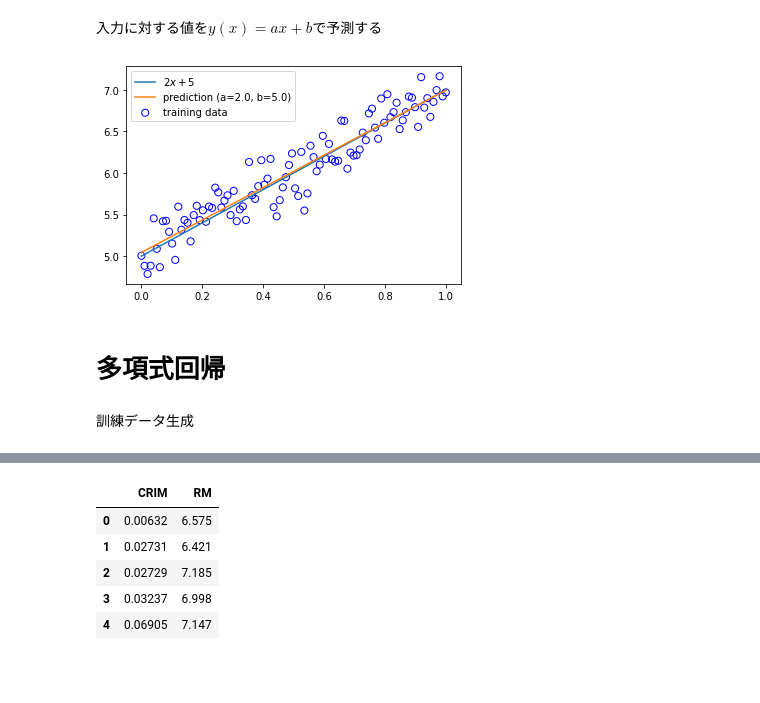
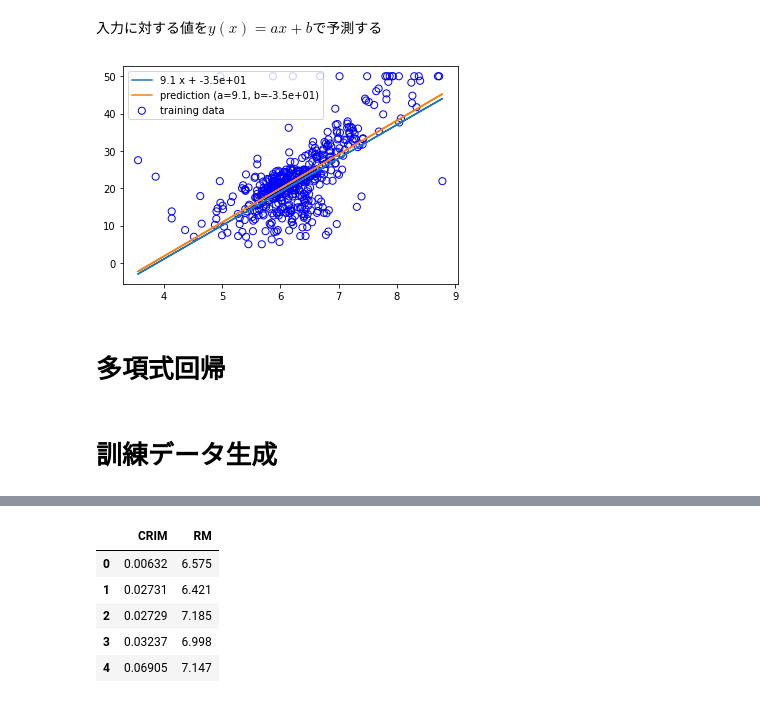
Before and after one commit to MatSoich/RabbitChallenge, a Jupyter notebook: 機械学習/codes/1.線形回帰モデル.ipynb, the cells around one changed output, grey strips where cells are left out. Cells and saved outputs as stored; diff of their text form; code cells hidden in the pictures; blank space fills up the shorter version.

```diff
--- a/機械学習/codes/1.線形回帰モデル.ipynb
+++ b/機械学習/codes/1.線形回帰モデル.ipynb
@@ -67,3 +115,10 @@ df.head(12)
+# %%
+# 説明変数
+data = df.loc[:, ['RM']].values
+data_np = df.loc[:,'RM'].values
+# %%
+# 目的変数
+target = df.loc[:, 'PRICE'].values
 # %% [markdown]
 ## 学習
 # %%
@@ -96,0 +165,7 @@ intercept_: [5.00239927]
+# %%
+#numpy実装の回帰(Bostonデータ)
+
+cov2, a2, b2 = train(data_np, target)
+print("cov: {}".format(cov2))
+print("coef: {}".format(a2))
+print("intercept: {}".format(b2))
@@ -99,20 +188,20 @@ intercept_: [5.00239927]
 # %% [markdown]
 入力に対する値を$y(x) = a x + b$で予測する
 # %%
-xs_new = np.linspace(0, 1, n_sample)
-ys_pred = a * xs_new + b
+ys_pred2 = a2 * data_np + b2
+ys_true2 = 9 * data_np - 35
 
-plt.scatter(xs, ys, facecolor="none", edgecolor="b", s=50, label="training data")
-plt.plot(xs_new, ys_true, label="$2 x + 5$")
-plt.plot(xs_new, ys_pred, label="prediction (a={:.2}, b={:.2})".format(a, b))
+plt.scatter(data_np, target, facecolor="none", edgecolor="b", s=50, label="training data")
+plt.plot(data_np, ys_true2, label="{:.2} x + {:.2}".format(a2, b2))
+plt.plot(data_np, ys_pred2, label="prediction (a={:.2}, b={:.2})".format(a2, b2))
 plt.legend()
 plt.show()
 # %% [output]
-[figure, old version]
+[figure, new version]
 # %% [markdown]
 # 多項式回帰
-# %% [markdown]
-訓練データ生成
+# %% [markdown]
+# 訓練データ生成
 # %%
 n_sample = 10
 var = .25
```
Also changed, not shown: parts of 35 cells of this notebook, 2 other files.
